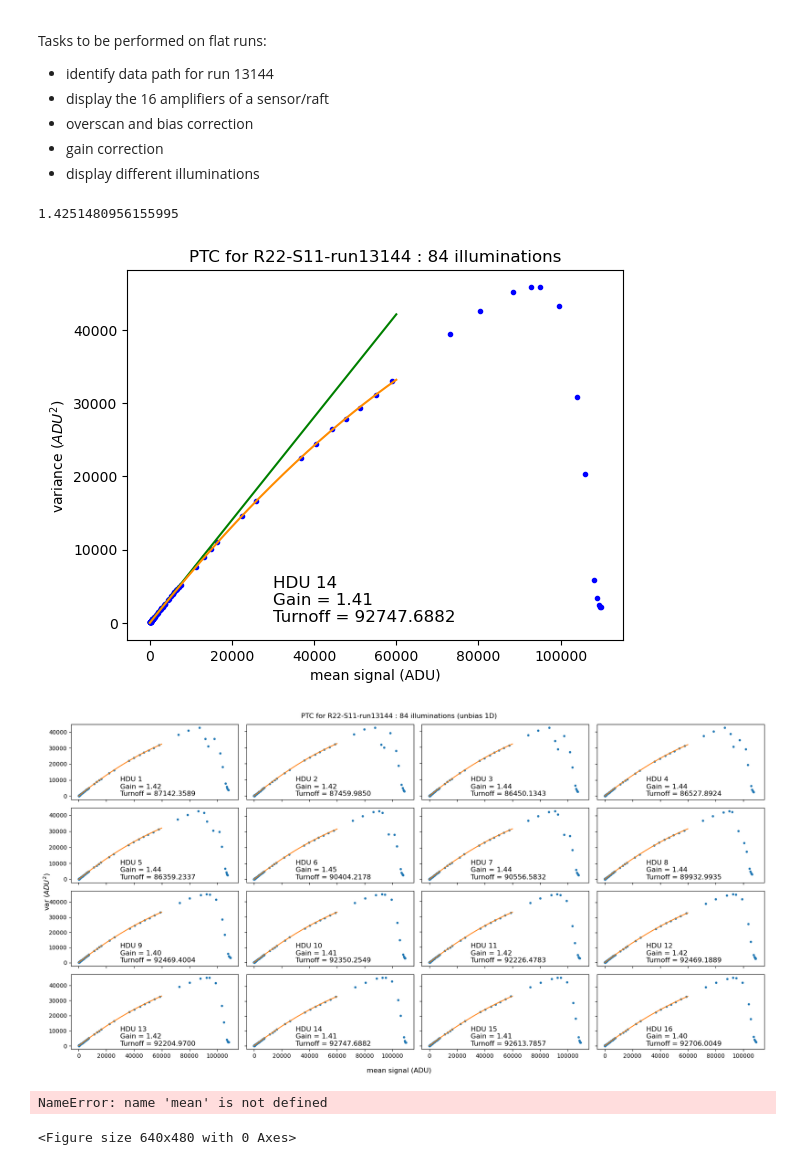
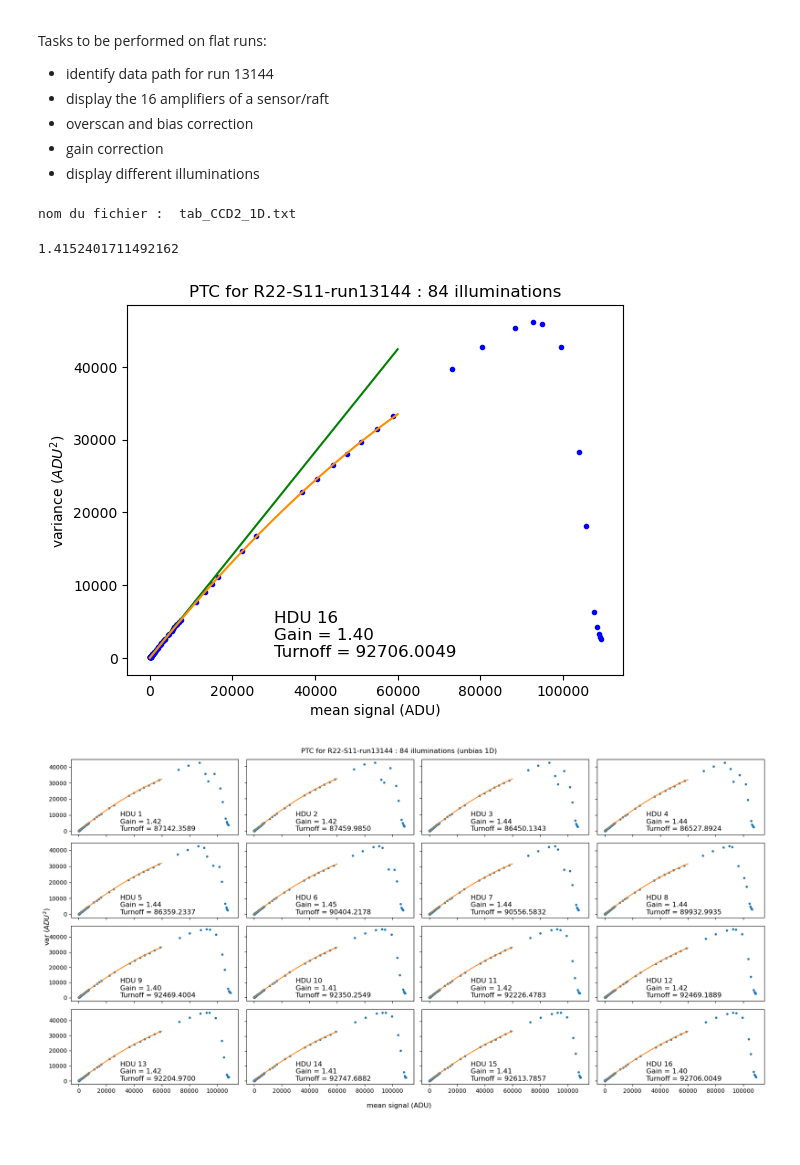
Before and after one commit to julielep/stage2, a Jupyter notebook: notebook/PTC_amplis.ipynb, the cells around one changed output. Cells and saved outputs as stored; diff of their text form; code cells hidden in the pictures.

```diff
--- a/notebook/PTC_amplis.ipynb
+++ b/notebook/PTC_amplis.ipynb
@@ -249,8 +249,11 @@ UnBias='1D'
 #UnBias='2D'
 # %%
 #enregistre les données des moyennes et std (très long)
-#tab = lecture(data, dossier)
+#tab = lecture(dossier,doss)
 #np.savetxt("tab_" +str (dossier )+'_'+str(UnBias)+".txt", tab)  #donne un nom comme :'tab_CCD_1D.txt'
+print("nom du fichier : ","tab_" +str (dossier)+'_'+str(UnBias)+".txt")
+# %% [output]
+nom du fichier :  tab_CCD2_1D.txt
 # %%
 #fusionner les fichiers des CCD si les données dans plusieurs dossiers et si nécessaire
 #filenames = ['tab_CCD_'+str(UnBias)+'.txt', 'tab_CCD1_'+str(UnBias)+'.txt' ,'tab_CCD2_'+str(UnBias)+'.txt']
@@ -259,7 +262,7 @@ UnBias='1D'
 #fusion_fic(file,filenames)  #fichier de sortie de la forme : 'deoverscanned_flat_1D.txt'
 # %%
 def plot_ampli (file_name):
-    tab = np.genfromtxt(file_name, delimiter=' ') #lit les donner du fichier et transforme en tableau numpy
+    tab = np.genfromtxt(file_name, delimiter=' ') #lit les données du fichier et transforme en tableau numpy
     fig, axs = plt.subplots(4,4,sharex=True,figsize=(18,9))
     i=0
     l=np.linspace(0,mean_max,1000)
@@ -275,7 +278,6 @@ def plot_ampli (file_name):
         #affiche la légende
         ax.text(mean_max/2,100, "HDU {:} \nGain = {:.2f}\nTurnoff = {:.4f}  ".format(i+1,1/y_params[1],  tab[sat[0],i+17][0]), fontsize=12)
 
-
         i=i+1
 
         #limites des axes
@@ -283,7 +285,7 @@ def plot_ampli (file_name):
         #ax.set_ylim(0,35000)
 
     #légende commune
-    fig.suptitle('PTC for R22-S11-run13144 : 84 illuminations (unbias 1D)')
+    fig.suptitle('PTC for R22-S11-run13144 : '+str(len(tab)-1)+' illuminations (unbias '+str(UnBias)+')')
     fig.supxlabel('mean signal (ADU)')
     fig.supylabel('var ($ADU^{2}$)')
 
@@ -291,22 +293,22 @@ def plot_ampli (file_name):
     plt.savefig('PTC')
     return
 
-def plot_CCD (file_name):
+def plot_CCD (file_name,CCD):
     tab = np.genfromtxt(file_name, delimiter=' ')
     plt.figure()
     l=np.linspace(0,mean_max,1000)
 
-    a_ampli,b_ampli,sat_ampli=fit((tab[:,14]**2)/2,tab[:,30])
-    y,y_params,sat=fit_quadra(((tab[:,14]**2)/2)-b_ampli,tab[:,30],mean_max)
+    a_ccd,b_ccd,sat_ccd=fit((tab[:,CCD]**2)/2,tab[:,CCD+16])
+    y,y_params,sat=fit_quadra(((tab[:,CCD]**2)/2)-b_ccd,tab[:,CCD+16],mean_max)
 
-    plt.plot(tab[:,30],(tab[:,14]**2)/2,'.b')
-    print(1/a_ampli)
-    plt.plot(l,a_ampli*l+b_ampli,'g')
+    plt.plot(tab[:,CCD+16],(tab[:,CCD]**2)/2,'.b')
+    print(1/a_ccd)
+    plt.plot(l,a_ccd*l+b_ccd,'g')
     plt.plot(l,y(l),color="darkorange")
 
     plt.xlabel("mean signal (ADU)")
     plt.ylabel("variance ($ADU^{2}$) ")
-    plt.text(mean_max/2,100, "HDU {:} \nGain = {:.2f}\nTurnoff = {:.4f}  ".format(14,1/y_params[1],  tab[sat[0],30][0]), fontsize=12)
+    plt.text(mean_max/2,100, "HDU {:} \nGain = {:.2f}\nTurnoff = {:.4f}  ".format(CCD,1/y_params[1],  tab[sat[0],CCD+16][0]), fontsize=12)
     plt.title('PTC for R22-S11-run13144 : 84 illuminations')
 
     #limite et échelle des axes
@@ -314,34 +316,15 @@ def plot_CCD (file_name):
     #plt.ylim(0,10000)
     #plt.yscale('log')
     #plt.xscale('log')
-    plt.savefig('ptchdu14')
+    plt.savefig('ptchdu'+str(CCD))
     plt.show()
     return
 # %%
 file_name = "deoverscanned_flat_1D.txt"
-mean_max = 60000  #valeur maximale pour faire le fit
-plot_CCD(file_name)
+mean_max = 60000 #valeur maximale pour faire le fit
+plot_CCD(file_name,16)
 plot_ampli(file_name)
 # %% [output]
-1.4251480956155995
+1.4152401711492162
-[figure, old version]
+[figure, new version]
 [figure]
-# %%
-plt.figure(1)
-plt.plot(mean,((diff_var))/mean,'.r')
-
-#plt.plot(mean,a*mean+b)
-l=np.linspace(0,mean_max,1000)
-#plt.plot(l,y(l))
-plt.xlabel("mean signal (ADU)")
-#plt.xlim(0,20000)
-#plt.ylim(0,10000)
-plt.ylabel("variance ($ADU^{2}$) /mean")
-#plt.text(mean_max/2, 1000,"Gain = {:.4f}\nSaturation = {:.4f} ".format(1/y_params[1], mean[sat[0]][0]), fontsize=12)
-#plt.yscale('log')
-#plt.xscale('log')
-
-plt.show()
-# %% [output]
-NameError: name 'mean' is not defined
-<Figure size 640x480 with 0 Axes>
```
Also changed, not shown: parts of 1 cell of this notebook, 3 other files.
